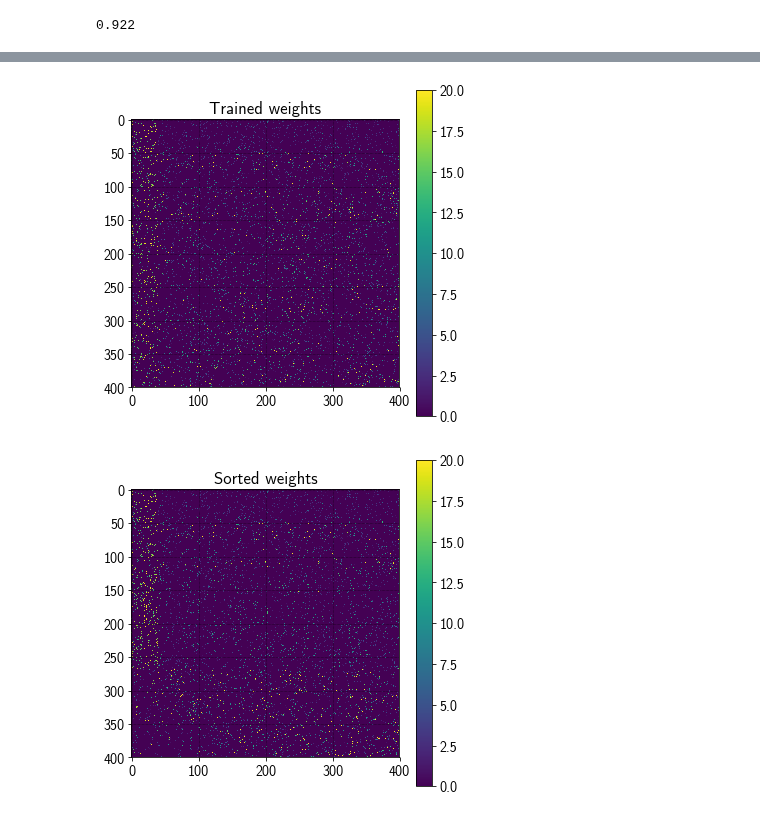
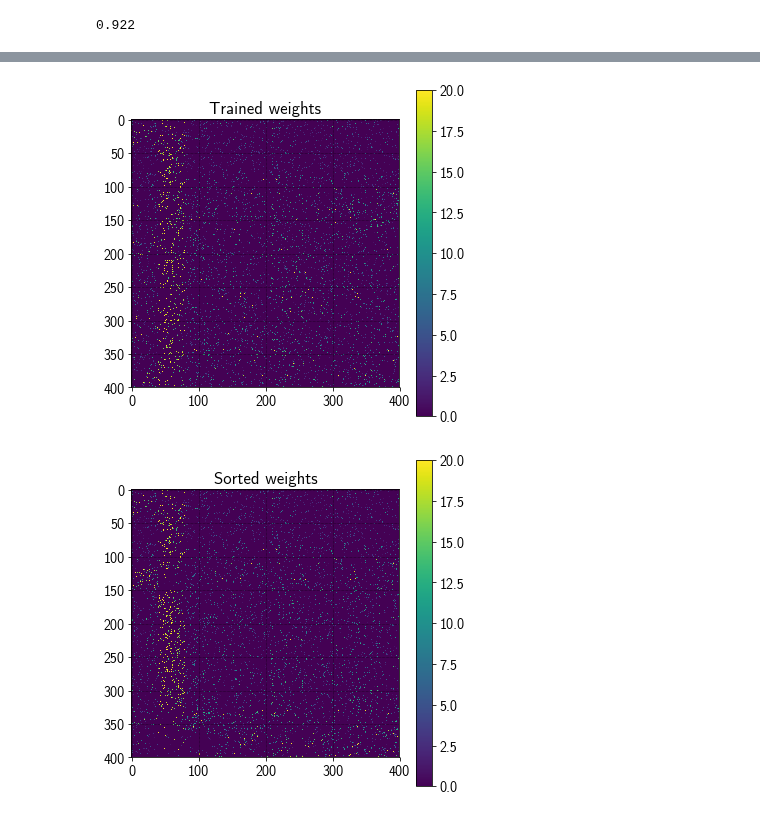
Before and after one commit to sagacitysite/pelenet, a Jupyter notebook: assemblies.ipynb, the cells around one changed output, grey strips where cells are left out. Saved outputs shown, nothing was run; the diff lists cells and outputs as text; code cells hidden in the pictures.

```diff
--- a/assemblies.ipynb
+++ b/assemblies.ipynb
@@ -16,21 +17,23 @@ from time import time
 parameters = {
     # Experiment
     'seed': 1,  # Random seed
-    'trials': 20,  # Number of trials
+    'trials': 50,  # Number of trials
     'stepsPerTrial': 50,  # Number of simulation steps for every trial
     'isReset': True,  # Activate reset after every trial
     # Network
     'reservoirExSize': 400,  # Number of excitatory neurons
-    'reservoirConnPerNeuron': 35,  # Number of connections per neuron
+    'reservoirConnPerNeuron': 40, #35 # Number of connections per neuron
     # Neurons
     'refractoryDelay': 2, # Refactory period
     'voltageTau': 100,  # Voltage time constant
     'currentTau': 5,  # Current time constant
-    'thresholdMant': 1200,  # Spiking threshold for membrane potential
+    'thresholdMant': 1200, #1200  # Spiking threshold for membrane potential
     # Plasticity
     'isLearningRule': True,
     'learningRule': '2^-2*x1*y0 - 2^-2*y1*x0 + 2^-4*x1*y1*y0 - 2^-3*y0*w*w',
     # Input
+    'inputIsVary': True,
+    'inputVaryProbs': [0.1, 0.9],
     'inputGenSpikeProb': 0.8,  # Probability of spikes for the spike generators
     'inputNumTargetNeurons': 40,  # Number of neurons targeted by the spike generators
     'inputSteps': 30,  # Number of steps the input is active
@@ -81,10 +89,10 @@ exp.net.plot.reservoirSpikeTrain(figsize=(12,6))
 # Weight matrix after learning
 exp.net.plot.trainedExWeightMatrix()
 # %% [output]
-[figure, old version]
+[figure, new version]
 # %%
 # Sorted weight matrix after learning
-supportMask = utils.getSupportWeightsMask(exp.net.trainedWeightsExex)
-exp.net.plot.weightsSortedBySupport(supportMask)
+expSupportMask = utils.getSupportWeightsMask(exp.net.trainedWeightsExex)
+exp.net.plot.weightsSortedBySupport(expSupportMask)
 # %% [output]
-[figure, old version]
+[figure, new version]
```
Also changed, not shown: parts of 13 cells of this notebook, 5 other files.
